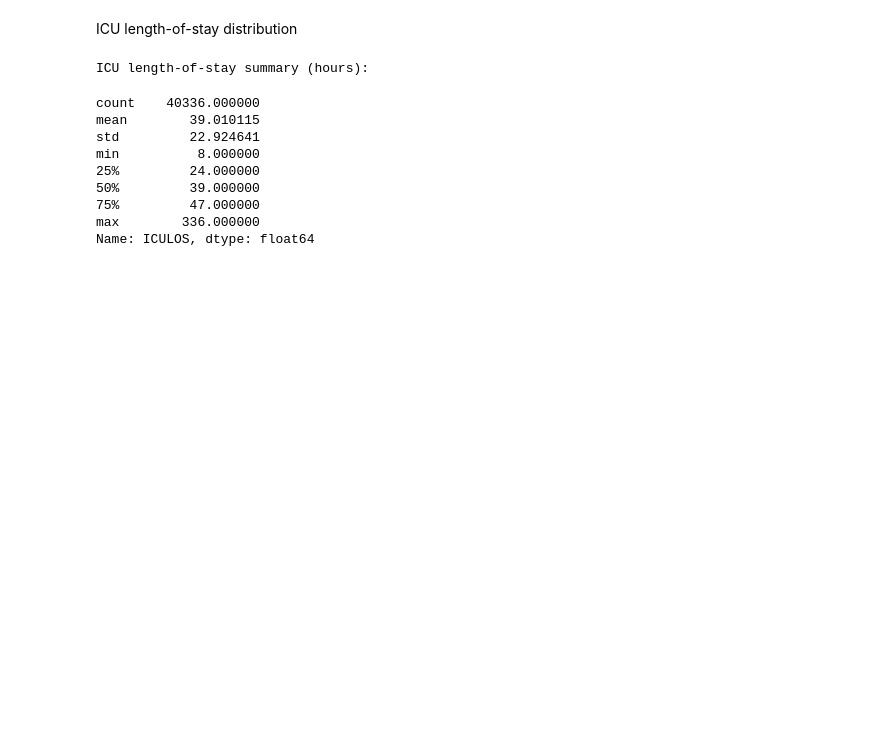
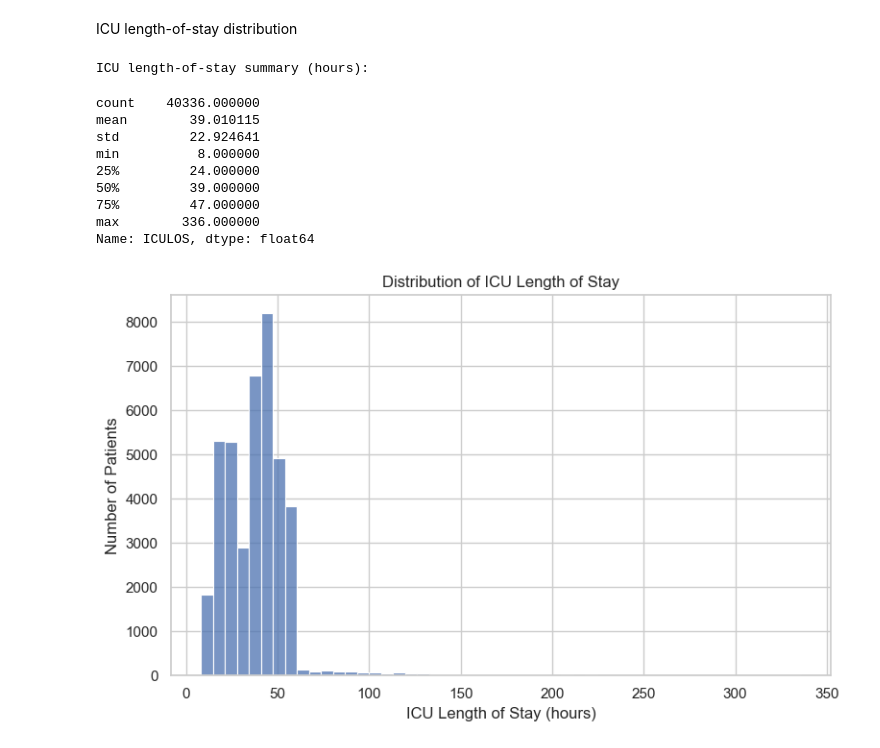
Before and after one commit to nikhithanjani5/EarlySepsisPrediction, a Jupyter notebook: notebooks/01_eda.ipynb, the cells around one changed output. Drawn from its saved outputs; the diff is of its cells as text; code cells hidden in the pictures; blank space fills up the shorter version.

```diff
--- a/notebooks/01_eda.ipynb
+++ b/notebooks/01_eda.ipynb
@@ -184,3 +184,16 @@ min          8.000000
 75%         47.000000
 max        336.000000
 Name: ICULOS, dtype: float64
+# %%
+# Plot ICU length-of-stay distribution
+plt.figure(figsize=(8, 5))
+sns.histplot(icu_los, bins=50, kde=False)
+
+plt.xlabel("ICU Length of Stay (hours)")
+plt.ylabel("Number of Patients")
+plt.title("Distribution of ICU Length of Stay")
+
+plt.tight_layout()
+plt.show()
+# %% [output]
+[figure, added]
```
Also changed, not shown: parts of 5 cells of this notebook.
